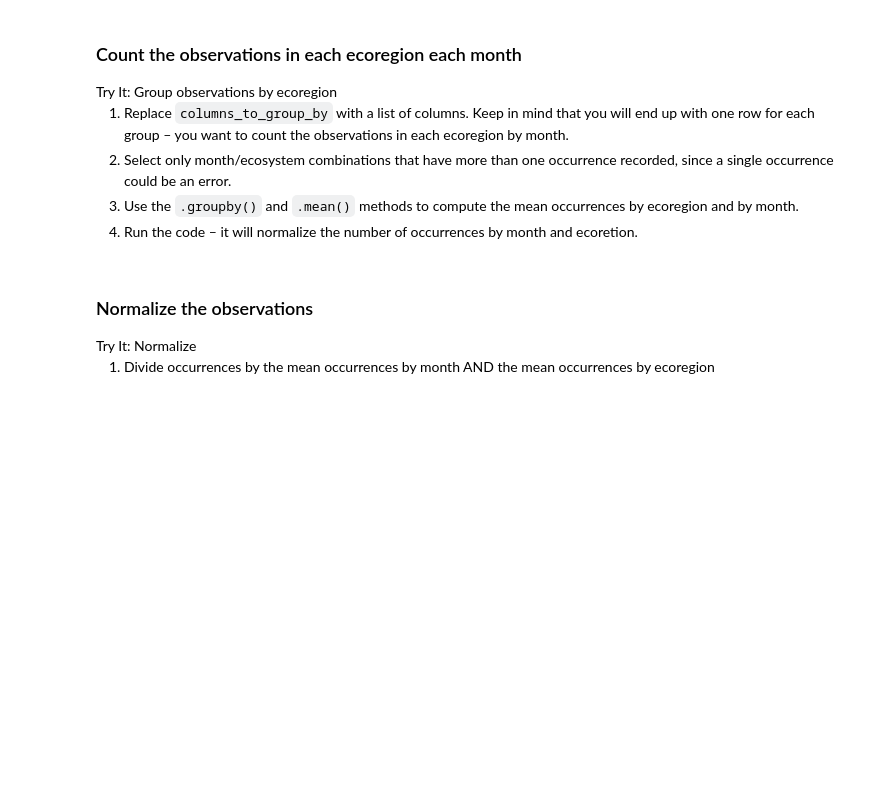
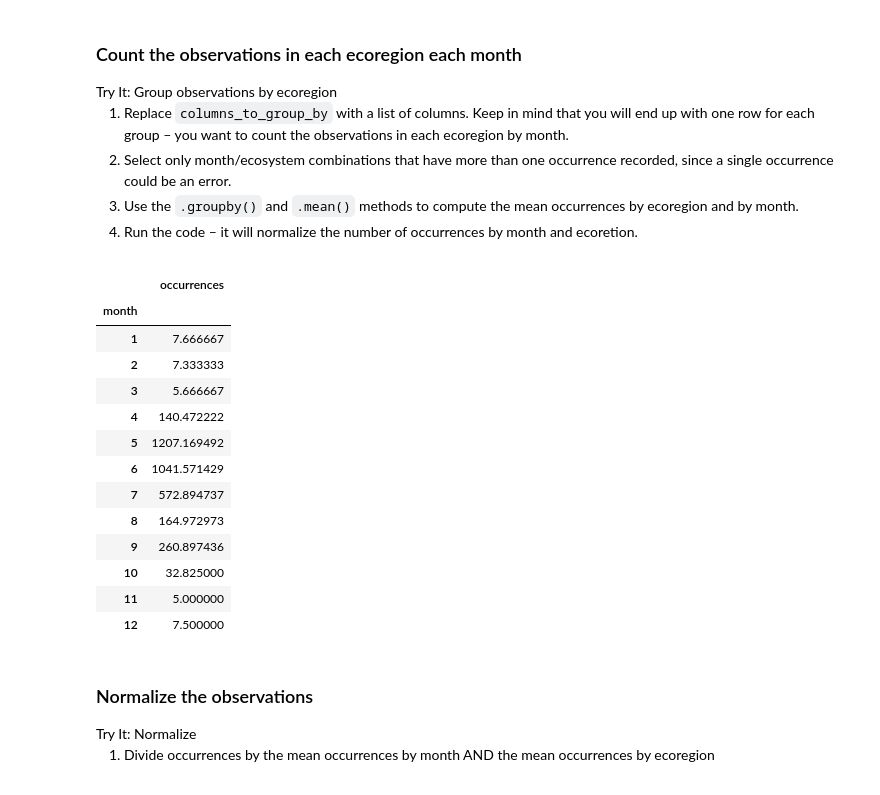
Before and after one commit to earthlab-education/species-distribution-coding-challenge-atticusbaker, a Jupyter notebook: notebooks/species-distribution-32-normalize.ipynb, the cells around one changed output. Saved outputs shown, nothing was run; the diff lists cells and outputs as text; code cells hidden in the pictures; blank space fills up the shorter version.

```diff
--- a/notebooks/species-distribution-32-normalize.ipynb
+++ b/notebooks/species-distribution-32-normalize.ipynb
@@ -65,25 +82,46 @@ and ecoretion.</li>
 # %%
 occurrence_df = (
     gbif_ecoregion_gdf
     # For each ecoregion, for each month...
-    .groupby(columns_to_group_by)
+    .groupby(['ecoregion', 'month'])
     # ...count the number of occurrences
-    .agg(occurrences=('name', 'count'))
+    .agg(occurrences=('observation_id','count'))
 )
 
 # Get rid of rare observations (possible misidentification?)
-occurrence_df = occurrence_df[...]
+occurrence_df = occurrence_df[occurrence_df.occurrences>1]
+
 
 # Take the mean by ecoregion
 mean_occurrences_by_ecoregion = (
     occurrence_df
-    ...
+    .groupby('ecoregion')
+    .mean()
 )
 # Take the mean by month
 mean_occurrences_by_month = (
     occurrence_df
-    ...
+    .groupby('month')
+    .mean()
 )
+occurrence_df
+mean_occurrences_by_ecoregion
+mean_occurrences_by_month
+# %% [output]
+|  | occurrences |
+| month |  |
+| 1 | 7.666667 |
+| 2 | 7.333333 |
+| 3 | 5.666667 |
+| 4 | 140.472222 |
+| 5 | 1207.169492 |
+| 6 | 1041.571429 |
+| 7 | 572.894737 |
+| 8 | 164.972973 |
+| 9 | 260.897436 |
+| 10 | 32.825000 |
+| 11 | 5.000000 |
+| 12 | 7.500000 |
 # %% [markdown]
 ### Normalize the observations
 
```
Also changed, not shown: parts of 3 cells of this notebook, 2 other files.
